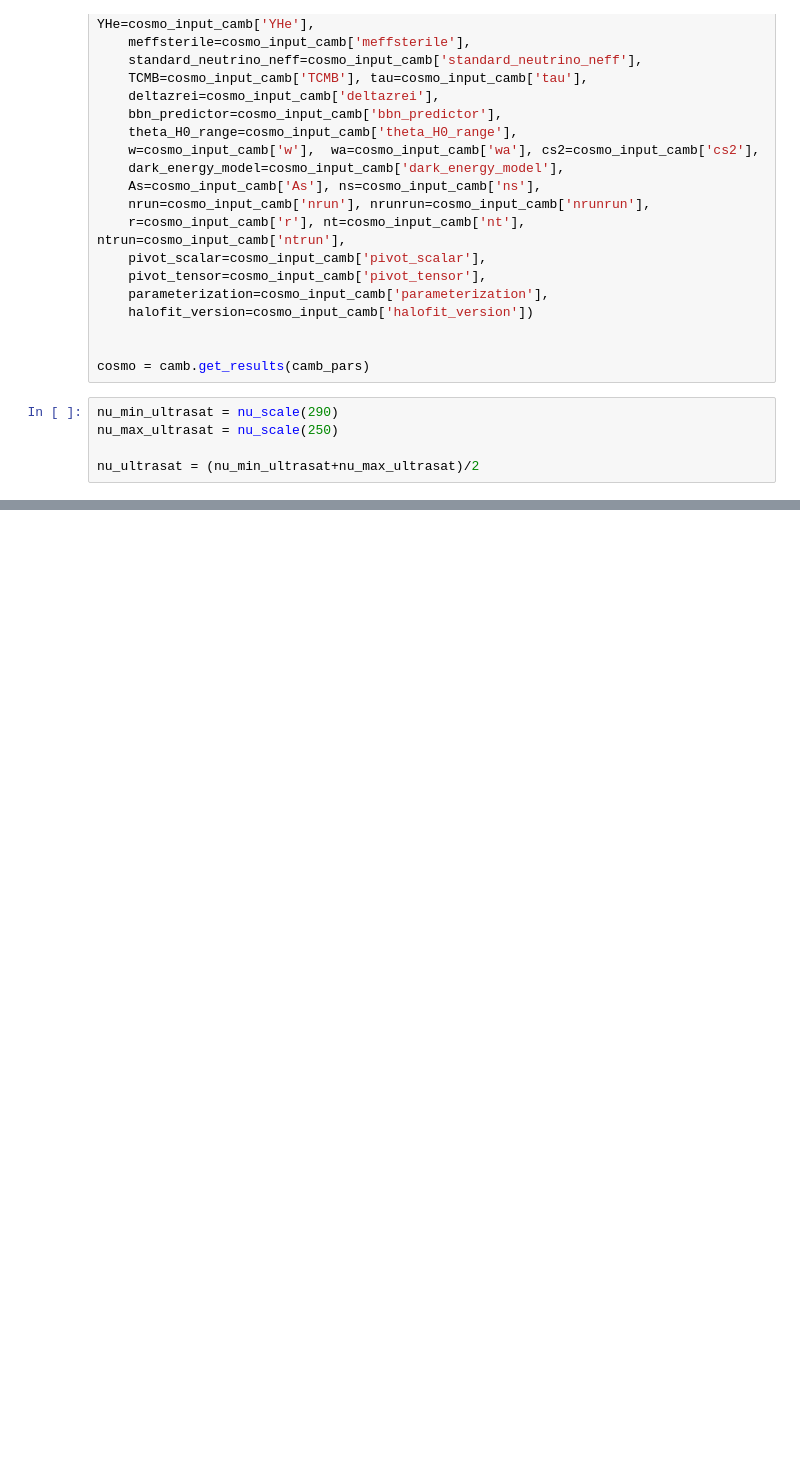
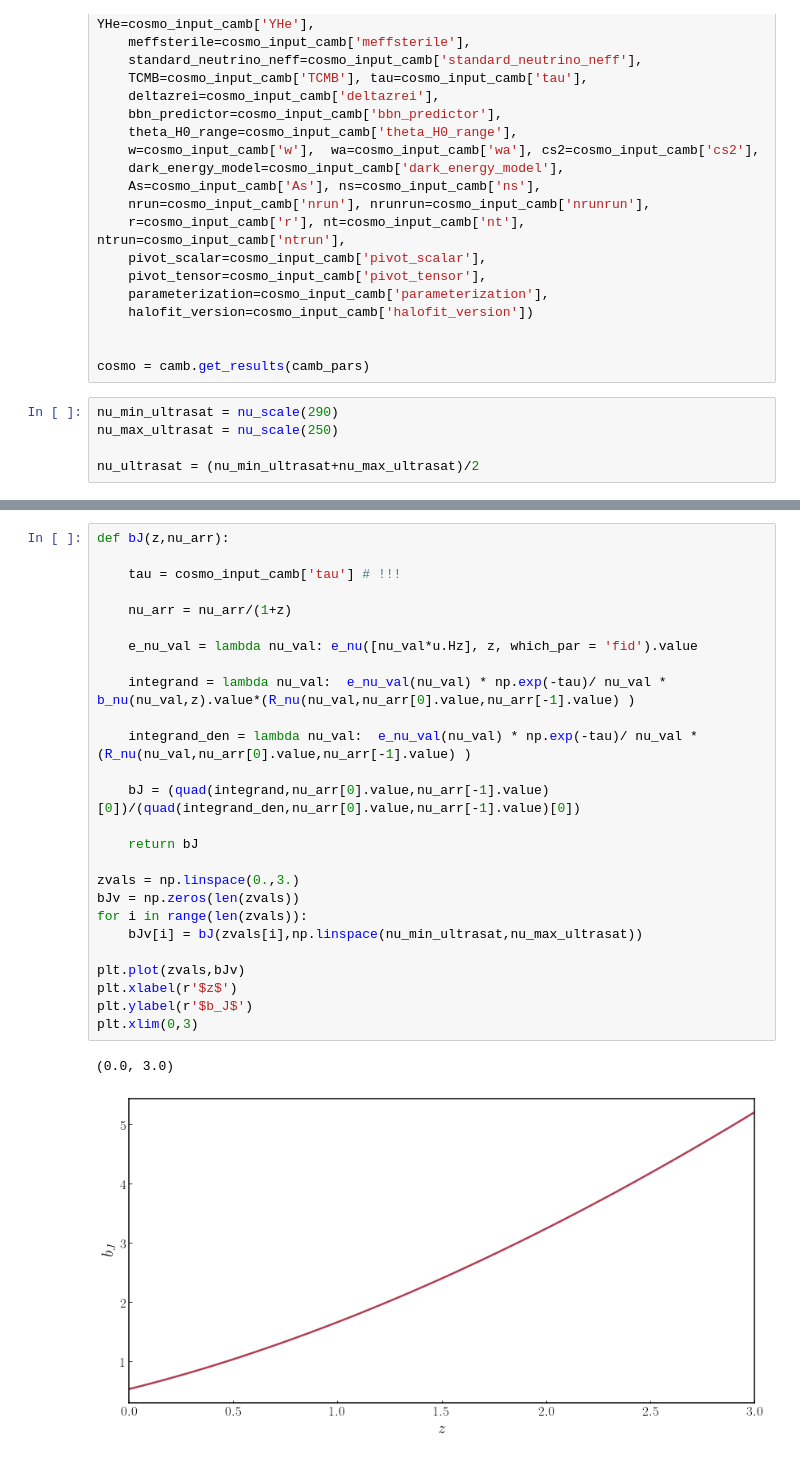
Before and after one commit to slibanore/lim_b7, a Jupyter notebook: Lyalpha_forecast.ipynb, the cells around one changed output, grey strips where cells are left out. Cells and saved outputs as stored; diff of their text form; blank space fills up the shorter version.

```diff
--- a/Lyalpha_forecast.ipynb
+++ b/Lyalpha_forecast.ipynb
@@ -200,0 +252,29 @@ TypeError: bad operand type for unary -: 'NoneType'
+# %%
+def bJ(z,nu_arr):
+
+    tau = cosmo_input_camb['tau'] # !!!
+
+    nu_arr = nu_arr/(1+z)
+
+    e_nu_val = lambda nu_val: e_nu([nu_val*u.Hz], z, which_par = 'fid').value
+
+    integrand = lambda nu_val:  e_nu_val(nu_val) * np.exp(-tau)/ nu_val * b_nu(nu_val,z).value*(R_nu(nu_val,nu_arr[0].value,nu_arr[-1].value) )
+
+    integrand_den = lambda nu_val:  e_nu_val(nu_val) * np.exp(-tau)/ nu_val *(R_nu(nu_val,nu_arr[0].value,nu_arr[-1].value) )
+
+    bJ = (quad(integrand,nu_arr[0].value,nu_arr[-1].value)[0])/(quad(integrand_den,nu_arr[0].value,nu_arr[-1].value)[0])
+
+    return bJ
+
+zvals = np.linspace(0.,3.)
+bJv = np.zeros(len(zvals))
+for i in range(len(zvals)):
+    bJv[i] = bJ(zvals[i],np.linspace(nu_min_ultrasat,nu_max_ultrasat))
+
+plt.plot(zvals,bJv)
+plt.xlabel(r'$z$')
+plt.ylabel(r'$b_J$')
+plt.xlim(0,3)
+# %% [output]
+(0.0, 3.0)
+[figure, added]
```
Also changed, not shown: parts of 4 cells of this notebook.
